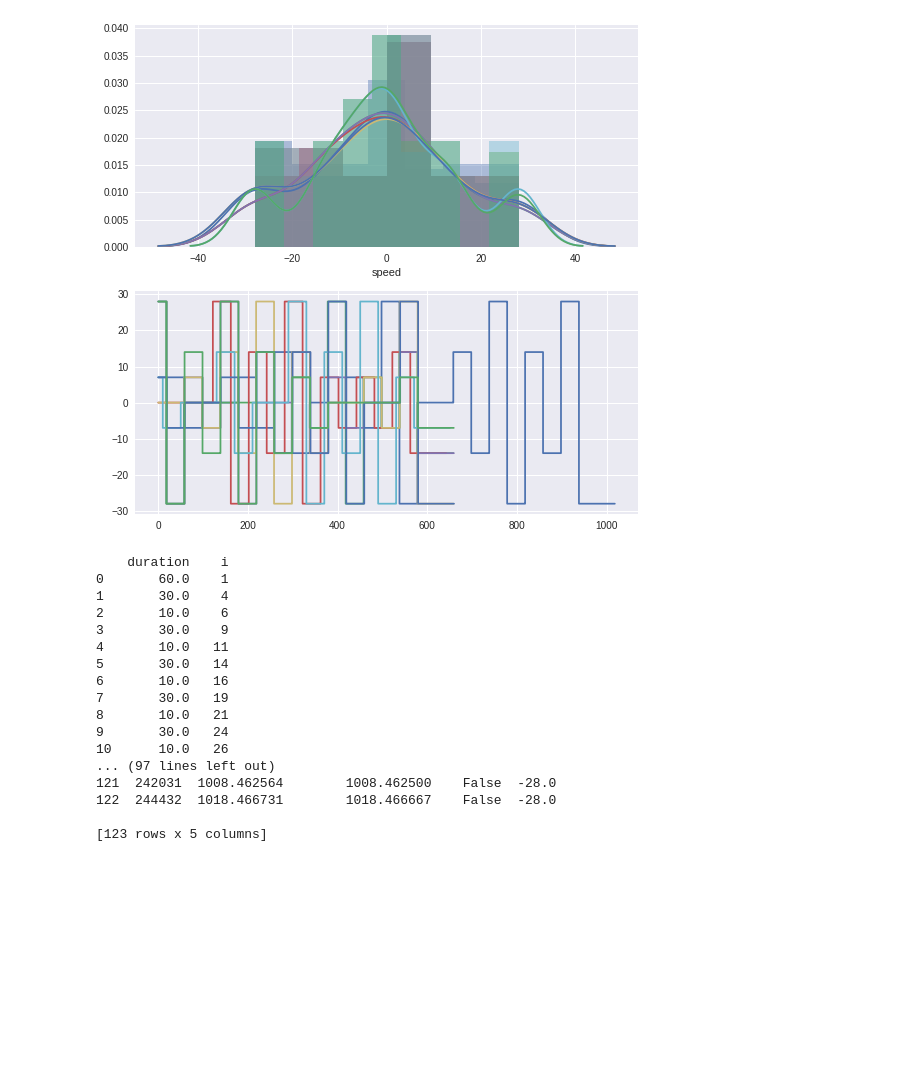
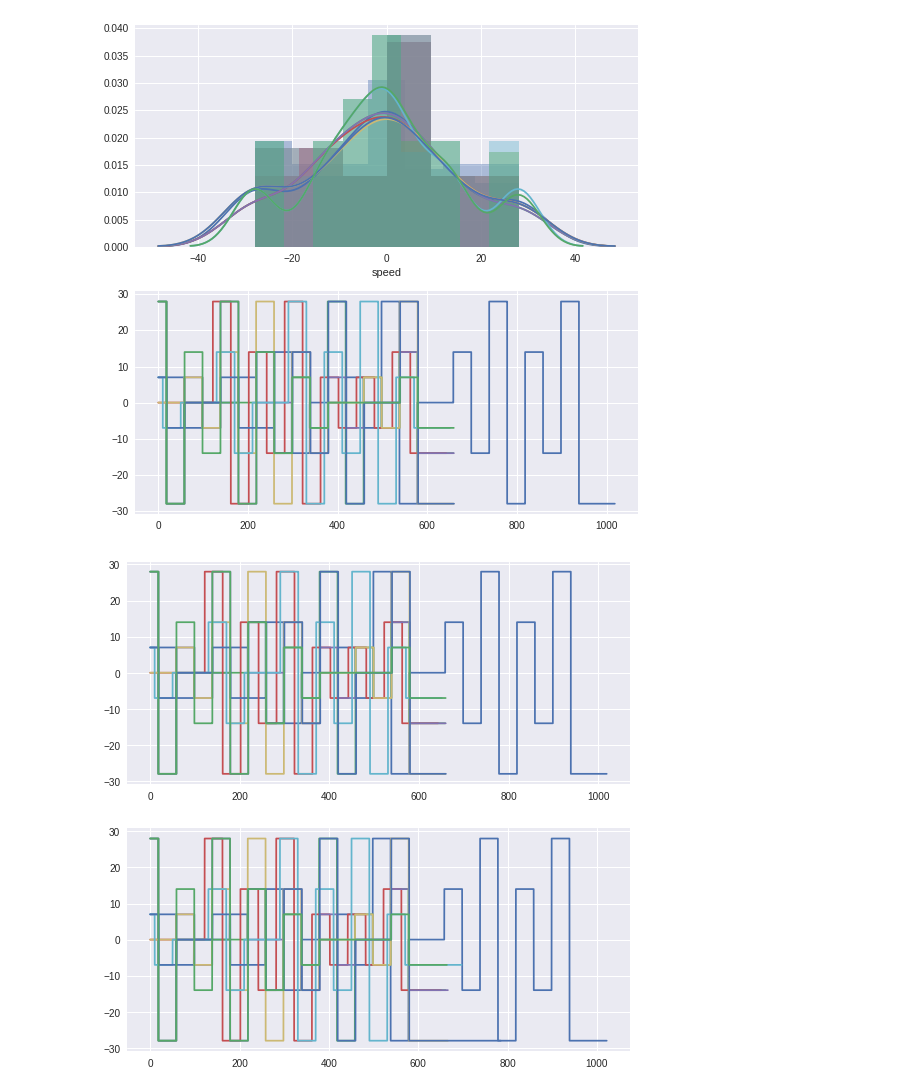
Before and after one commit to alTeska/VR_Acuity, a Jupyter notebook: notebooks/EventLog.ipynb, the cells around one changed output. Cells and saved outputs as stored; diff of their text form; code cells hidden in the pictures; blank space fills up the shorter version.

```diff
--- a/notebooks/EventLog.ipynb
+++ b/notebooks/EventLog.ipynb
@@ -14,6 +14,7 @@ from scipy import stats, integrate
 %matplotlib inline
 sns.set(color_codes=True)
 
+dfOri = {}
 eventArg  = {}
 eventName = {}
 eventlog  = {}
@@ -39,6 +40,14 @@ for i, x in enumerate(fname):
     file    = h5py.File(path+x+'.h5', 'r')
     eventArg[i]  = file[key]['eventArguments']
     eventName[i] = file[key]['eventNames']
+
+
+# loading original files - for full time event data
+key = '/preprocessed/Rigid Body/Rat/Orientation'
+path = "../datasets/"
+
+for i, x in enumerate(fname):
+    dfOri[i] = pd.read_hdf(path+fname[i]+'.h5', key)
 # %%
 def make_dict(event):
     eventD = {}
@@ -189,6 +196,29 @@ for i in range(0, len(fname)):
     ax2.plot    (df[i].Time , df[i].speed)
 # %% [output]
 [figure]
+# %%
+# creation of all time data series with events - for all experminets
+ii = 0
+dfM = {}
+for ii, x in enumerate(fname):
+    df1 = df[ii].shift(-1).dropna()
+    df1.drop({'Time'}, axis=1, inplace=True)
+
+    dfM[ii] = pd.merge(dfOri[ii], df1, on='Frame', how='left')
+    dfM[ii].drop({'X', 'Y', 'Z'}, axis=1, inplace=True)
+
+    dfM[ii].fillna(method='ffill', inplace=True)
+# %%
+fig = plt.figure(figsize=(9,9))
+
+ax1 = fig.add_subplot(211)
+ax2 = fig.add_subplot(212)
+
+for i in range(0, len(fname)):
+    ax2.plot(dfM[i].Time, dfM[i].speed)
+    ax1.plot(df[i].Time   , df[i].speed)
+# %% [output]
+[figure, added]
 # %%
 # SAVING DATA TO FILES
 path = '../datasets/analysis/'
@@ -198,21 +227,0 @@ for i, x in enumerate(fname):
-# %%
-print(DFDur[0])
-print(df[0])
-# %% [output]
-    duration    i
-0       60.0    1
-1       30.0    4
-2       10.0    6
-3       30.0    9
-4       10.0   11
-5       30.0   14
-6       10.0   16
-7       30.0   19
-8       10.0   21
-9       30.0   24
-10      10.0   26
-... (97 lines left out)
-121  242031  1008.462564        1008.462500    False  -28.0
-122  244432  1018.466731        1018.466667    False  -28.0
-
-[123 rows x 5 columns]
```
Also changed, not shown: parts of 2 cells of this notebook, 1 other file.
